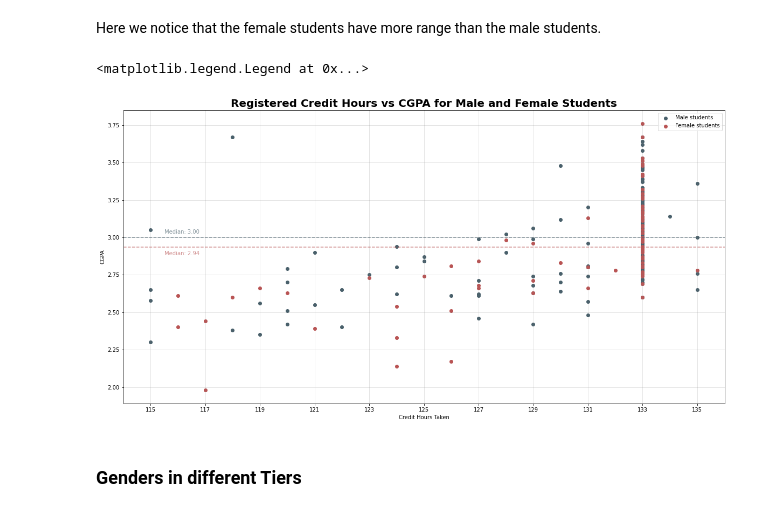
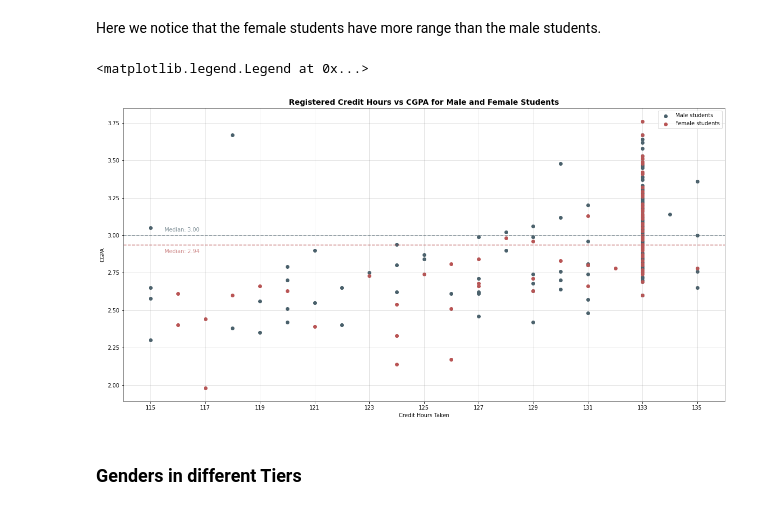
Before and after one commit to abdoitman/Analysing-Class-Scores, a Jupyter notebook: class_data_summary.ipynb, the cells around one changed output. Cells and saved outputs as stored; diff of their text form; code cells hidden in the pictures.

```diff
--- a/class_data_summary.ipynb
+++ b/class_data_summary.ipynb
@@ -266,24 +276,24 @@ Here we notice that the female students have more range than the male students.
 # %%
 fig = plt.figure(figsize=(20,10))
 plt.scatter(male_students.Hours_taken, male_students.CGPA, color='#49606b', label='Male students')
 plt.scatter(female_students.Hours_taken, female_students.CGPA, color='#b95454', label='Female students')
 
-plt.title('Registered Credit Hours vs CGPA for Male and Female Students', fontweight= 'bold', fontsize= 20)
+plt.title('Registered Credit Hours vs CGPA for Male and Female Students', fontweight= 'bold', fontsize= 14)
 plt.xlabel('Credit Hours Taken')
 plt.xticks(np.linspace(115,135,11))
 plt.ylabel('CGPA')
 
 plt.grid(visible=True, color='grey', alpha=0.25)
 
 plt.axhline(male_students.CGPA.median(), color='#49606b', linestyle='dashed', alpha=0.65)
 plt.text(115.5, 3.025, 'Median: {:.2f}'.format(male_students.CGPA.median()), color='#49606b', alpha=0.65)
 plt.axhline(female_students.CGPA.median(), color='#b95454', linestyle='dashed', alpha=0.65)
 plt.text(115.5, 2.88, 'Median: {:.2f}'.format(female_students.CGPA.median()), color='#b95454', alpha=0.65)
 
 plt.legend()
 # %% [output]
 <matplotlib.legend.Legend at 0x...>
-[figure, old version]
+[figure, new version]
 # %% [markdown]
 ### Genders in different Tiers
 # %%
```
Also changed, not shown: parts of 12 cells of this notebook.
